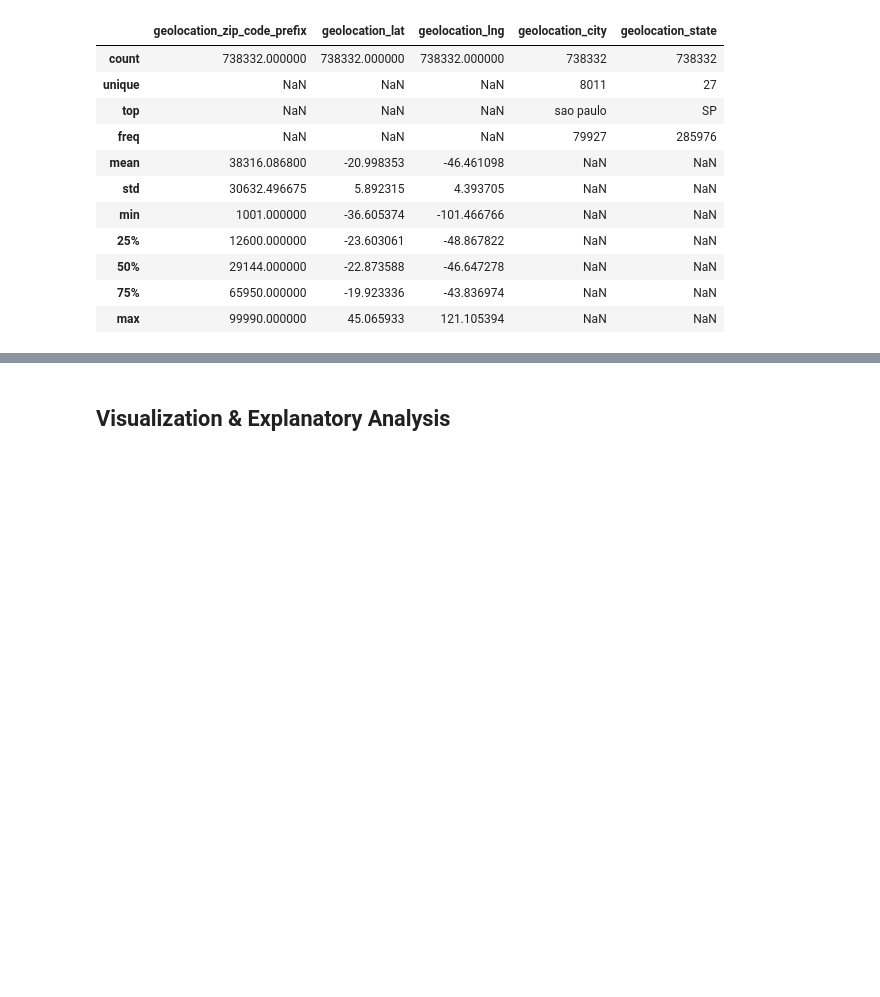
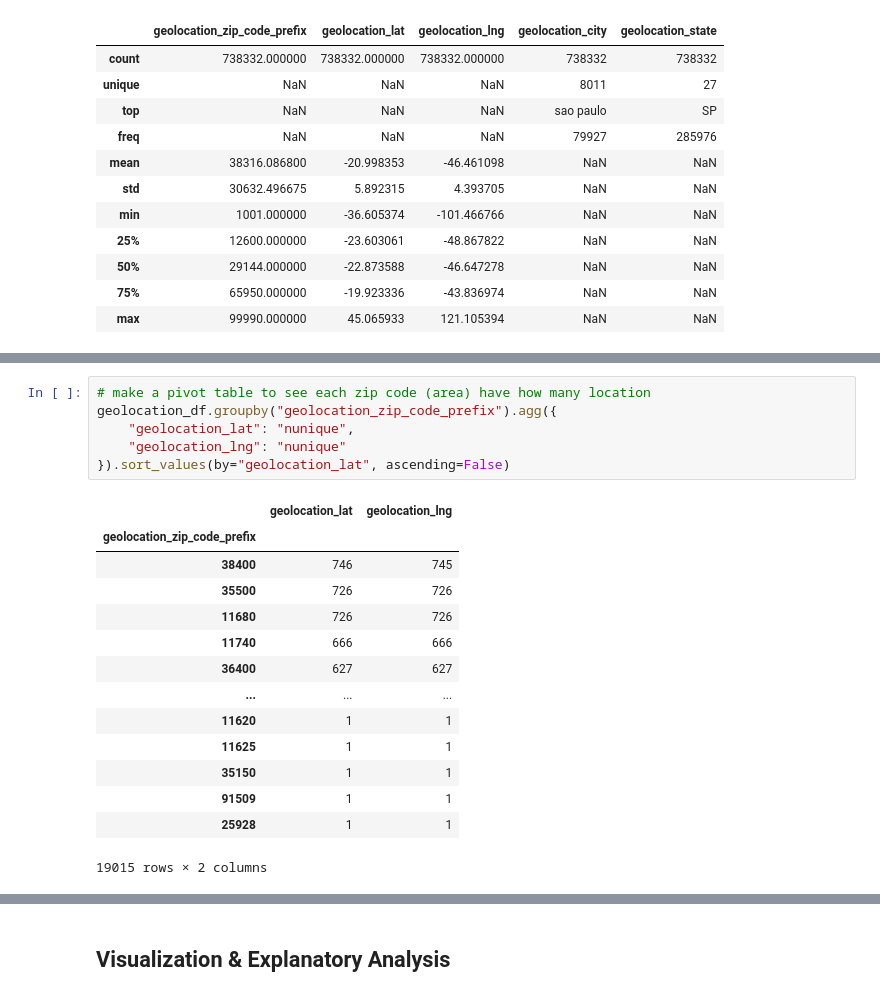
Before and after one commit to ArovaSyams/ecommerce-python-data-analysis, a Jupyter notebook: notebook.ipynb, the cells around one changed output, grey strips where cells are left out. Cells and saved outputs as stored; diff of their text form; blank space fills up the shorter version.

```diff
--- a/notebook.ipynb
+++ b/notebook.ipynb
@@ -966,0 +997,21 @@ Name: geolocation_zip_code_prefix, Length: 8011, dtype: int64
+# %%
+# make a pivot table to see each zip code (area) have how many location
+geolocation_df.groupby("geolocation_zip_code_prefix").agg({
+    "geolocation_lat": "nunique",
+    "geolocation_lng": "nunique"
+}).sort_values(by="geolocation_lat", ascending=False)
+# %% [output]
+|  | geolocation_lat | geolocation_lng |
+| geolocation_zip_code_prefix |  |  |
+| 38400 | 746 | 745 |
+| 35500 | 726 | 726 |
+| 11680 | 726 | 726 |
+| 11740 | 666 | 666 |
+| 36400 | 627 | 627 |
+| ... | ... | ... |
+| 11620 | 1 | 1 |
+| 11625 | 1 | 1 |
+| 35150 | 1 | 1 |
+| 91509 | 1 | 1 |
+| 25928 | 1 | 1 |
+19015 rows × 2 columns
```
Also changed, not shown: parts of 20 cells of this notebook.
